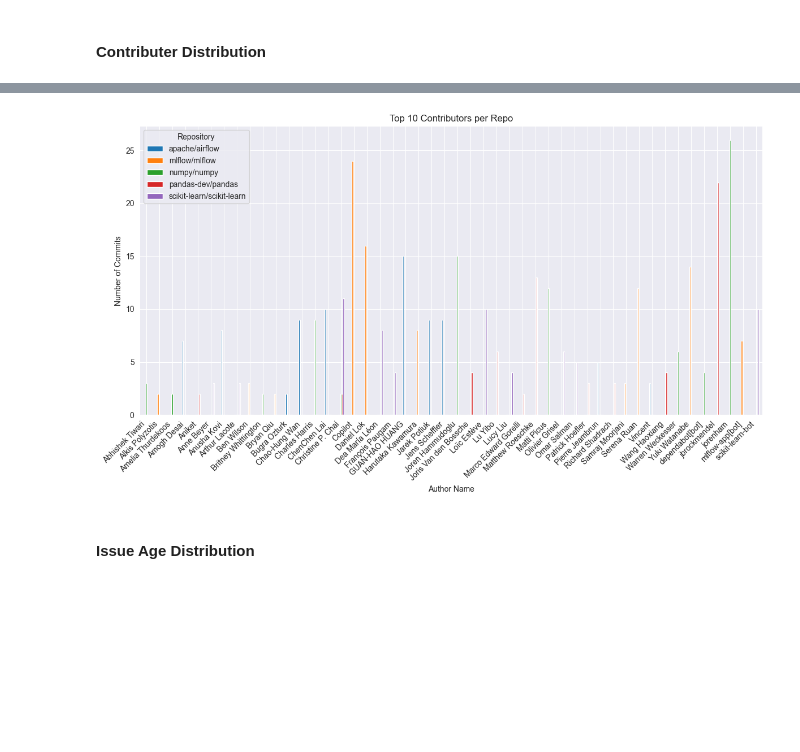
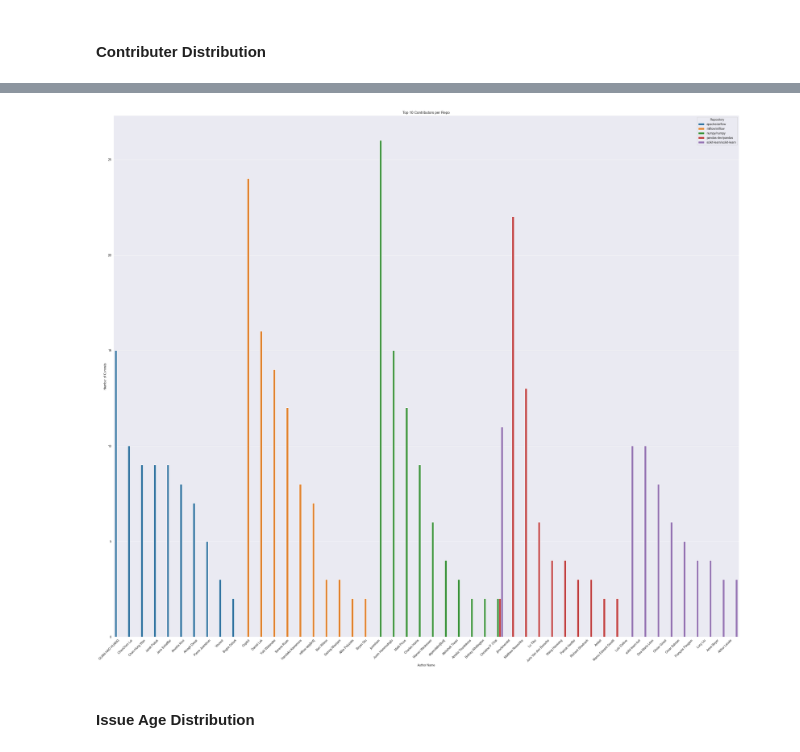
Before and after one commit to KevinOcran/openSourceHealthAnalysis, a Jupyter notebook: notebooks/analysis.ipynb, the cells around one changed output, grey strips where cells are left out. Drawn from its saved outputs; the diff is of its cells as text; code cells hidden in the pictures; blank space fills up the shorter version.

```diff
--- a/notebooks/analysis.ipynb
+++ b/notebooks/analysis.ipynb
@@ -470,14 +497,22 @@ pivot_df = top_ten_contributors.pivot(
 # %%
-pivot_df.plot(kind='bar', figsize=(12,7))
+plt.figure(figsize=(30,26))
+sns.set_style('darkgrid')
+
+sns.barplot(
+    data = top_ten_contributors,
+    x = 'author_name',
+    y = 'commit_count',
+    hue= 'repo_name'
+)
 
 plt.xlabel('Author Name')
 plt.ylabel('Number of Commits')
 plt.title('Top 10 Contributors per Repo')
 plt.legend(title='Repository')
 plt.xticks(rotation=45, ha='right')
 plt.tight_layout()
 # %% [output]
-[figure, old version]
+[figure, new version]
 # %% [markdown]
 #### Issue Age Distribution
 # %%
```
Also changed, not shown: parts of 7 cells of this notebook.
